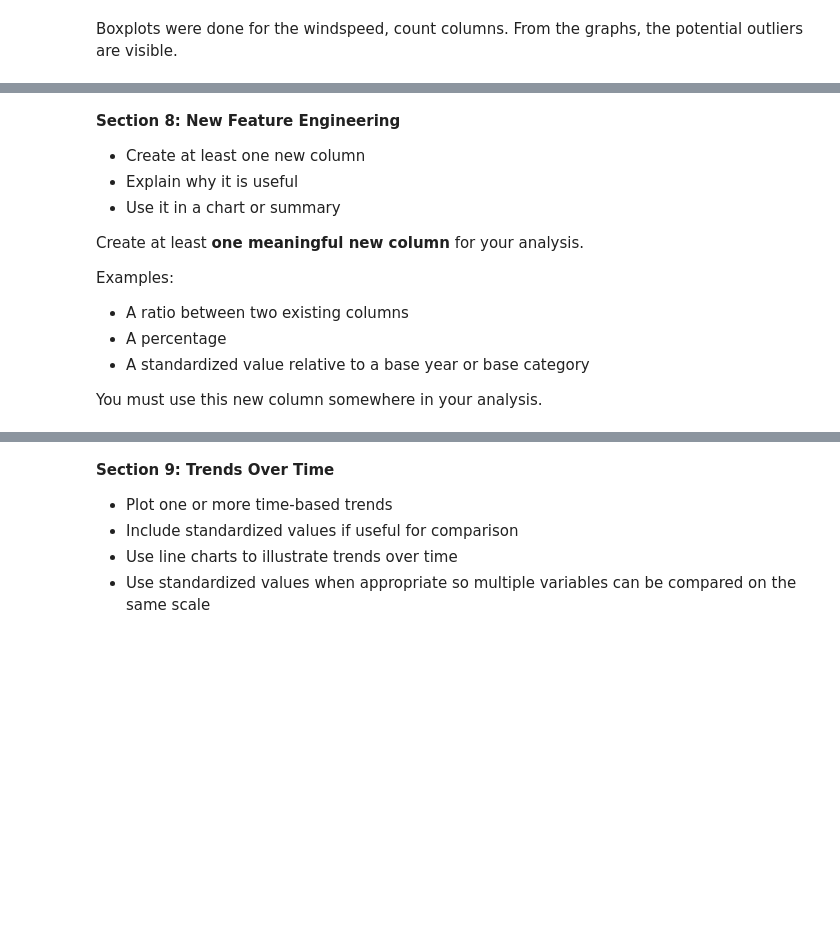
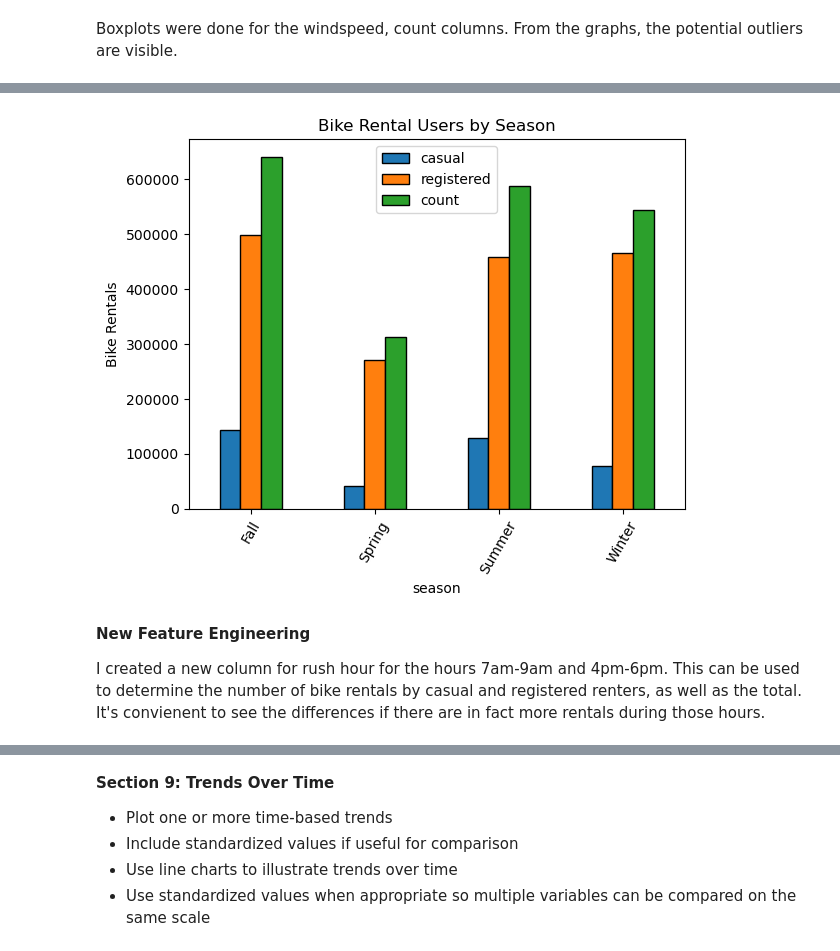
Before and after one commit to keshleem/final_project, a Jupyter notebook: klmartin_dx602_final.ipynb, the cells around one changed output, grey strips where cells are left out. Cells and saved outputs as stored; diff of their text form; code cells hidden in the pictures; blank space fills up the shorter version.

```diff
--- a/klmartin_dx602_final.ipynb
+++ b/klmartin_dx602_final.ipynb
@@ -534,0 +502,4 @@ for column in columns_categorical:
+# %%
+# creating a variable to group by the season category
+rentals_season = bikes.groupby("season")[["casual", "registered", "count"]].sum()
+rentals_season
@@ -535,16 +532,13 @@ for column in columns_categorical:
+# %%
+# bar graph
+rentals_season.plot(kind="bar", edgecolor="black")
+plt.title("Bike Rental Users by Season")
+plt.ylabel("Bike Rentals")
+plt.xticks(rotation=60)
+plt.show()
+# %% [output]
+[figure, added]
 # %% [markdown]
-**Section 8: New Feature Engineering**
+**New Feature Engineering**
 
-* Create at least one new column
-* Explain why it is useful
-* Use it in a chart or summary
-
-Create at least **one meaningful new column** for your analysis.
-
-Examples:
-
-* A ratio between two existing columns
-* A percentage
-* A standardized value relative to a base year or base category
-
-You must use this new column somewhere in your analysis.
+I created a new column for rush hour for the hours 7am-9am and 4pm-6pm. This can be used to determine the number of bike rentals by casual and registered renters, as well as the total. It's convienent to see the differences if there are in fact more rentals during those hours.
```
Also changed, not shown: parts of 13 cells of this notebook.
